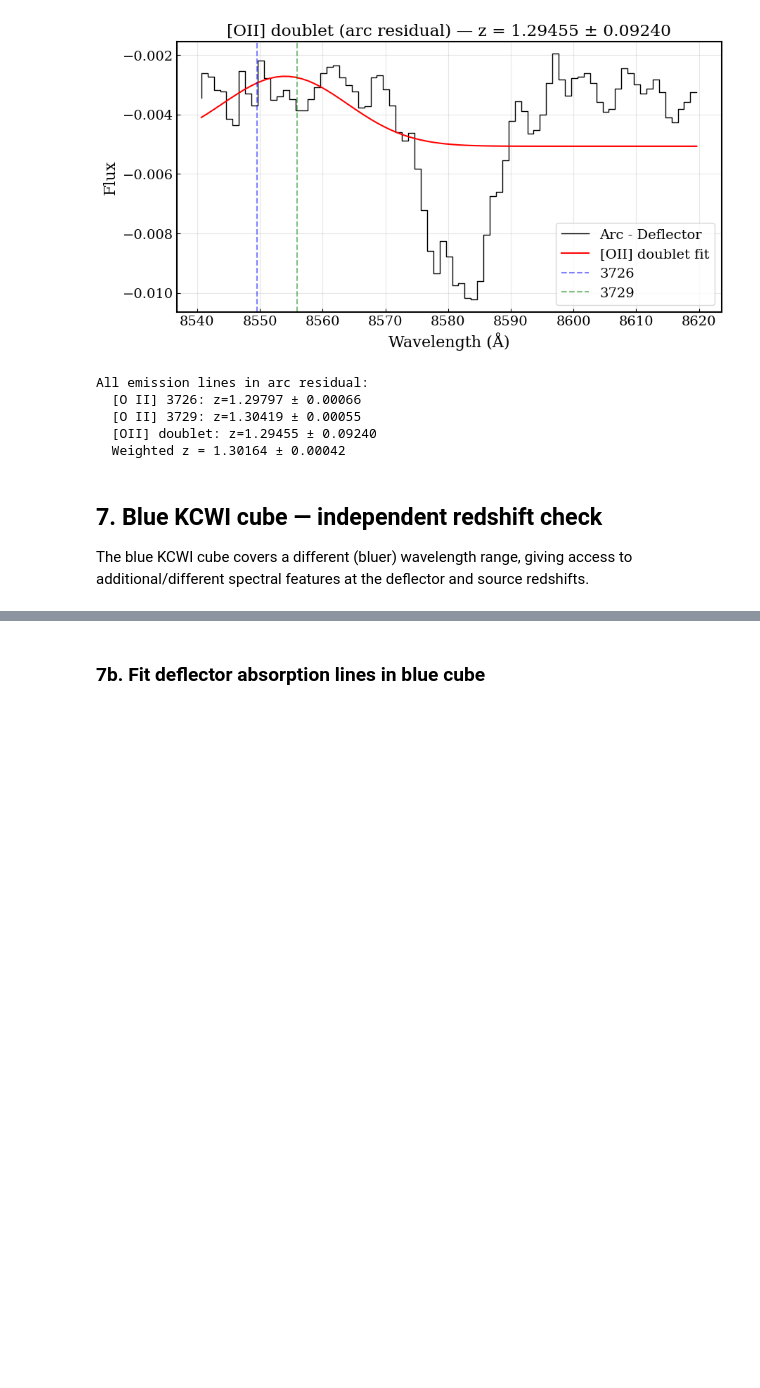
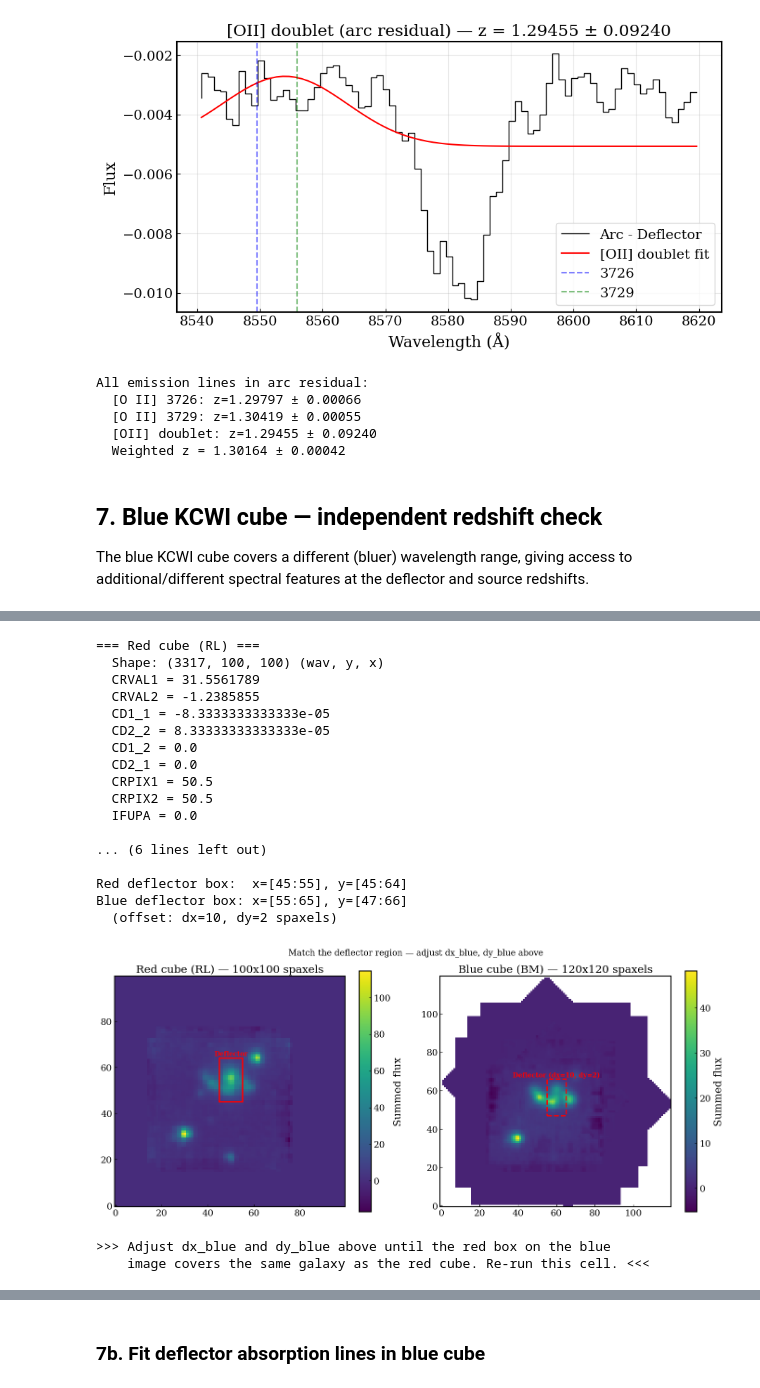
Before and after one commit to rodelcr/AGEL0206_kinematics_and_photometry, a Jupyter notebook: notebooks/04_redshift_verification.ipynb, the cells around one changed output, grey strips where cells are left out. Cells and saved outputs as stored; diff of their text form; code cells hidden in the pictures; blank space fills up the shorter version.

```diff
--- a/notebooks/04_redshift_verification.ipynb
+++ b/notebooks/04_redshift_verification.ipynb
@@ -386,39 +434,89 @@ print(f"Red rest-frame range at z={z_defl}:  {lam_air[0]/(1+z_defl):.0f} - {lam_
 # %%
 # Compare spatial orientation of blue vs red cubes
 # Check WCS keywords, pixel scales, and PA to ensure same spaxel regions are valid
 from astropy.wcs import WCS
+from matplotlib.patches import Rectangle
 
 print("=== Red cube (RL) ===")
 print(f"  Shape: {cube.shape} (wav, y, x)")
 for k in ['CRVAL1','CRVAL2','CD1_1','CD2_2','CD1_2','CD2_1','CRPIX1','CRPIX2','IFUPA','ROTPA']:
     if k in hdr:
         print(f"  {k} = {hdr[k]}")
 
 print(f"\n=== Blue cube (BM) ===")
 print(f"  Shape: {cube_blue.shape} (wav, y, x)")
 for k in ['CRVAL1','CRVAL2','CD1_1','CD2_2','CD1_2','CD2_1','CRPIX1','CRPIX2','IFUPA','ROTPA']:
     if k in hdr_blue:
         print(f"  {k} = {hdr_blue[k]}")
 
-# White-light comparison
+# ---------------------------------------------------------------
+# DEFLECTOR BOX PARAMETERS
+# Red side (known good): x=45:55, y=45:64 (width=10, height=19)
+# Blue side: START with the same, then ADJUST dx_blue, dy_blue
+# to shift the box to match the deflector in the blue white-light
+# ---------------------------------------------------------------
+red_x0, red_y0, red_w, red_h = 45, 45, 10, 19  # red deflector box
+
+dx_blue = 10   # <<< ADJUST: positive = shift box right in blue image
+dy_blue = 2   # <<< ADJUST: positive = shift box up in blue image
+
+blue_x0 = red_x0 + dx_blue
+blue_y0 = red_y0 + dy_blue
+
+print(f"\nRed deflector box:  x=[{red_x0}:{red_x0+red_w}], y=[{red_y0}:{red_y0+red_h}]")
+print(f"Blue deflector box: x=[{blue_x0}:{blue_x0+red_w}], y=[{blue_y0}:{blue_y0+red_h}]")
+print(f"  (offset: dx={dx_blue}, dy={dy_blue} spaxels)")
+
+# White-light comparison with matched boxes
 fig, axes = plt.subplots(1, 2, figsize=(14, 6))
+
 wl_red = np.sum(cube, axis=0)
 wl_blue = np.sum(cube_blue, axis=0)
+
+# Red cube
 im0 = axes[0].imshow(wl_red, origin='lower', cmap='viridis')
-axes[0].set_title(f'Red cube white-light ({cube.shape[1]}x{cube.shape[2]})')
-plt.colorbar(im0, ax=axes[0])
-# Mark deflector region on red
-from matplotlib.patches import Rectangle
-axes[0].add_patch(Rectangle((45, 45), 10, 19, edgecolor='red', facecolor='none', lw=2))
+axes[0].set_title(f'Red cube (RL) — {cube.shape[2]}x{cube.shape[1]} spaxels')
+axes[0].add_patch(Rectangle((red_x0, red_y0), red_w, red_h,
+                              edgecolor='red', facecolor='none', lw=2, label='Deflector'))
+axes[0].text(red_x0 + red_w/2, red_y0 + red_h + 1, 'Deflector',
+             ha='center', color='red', fontsize=10, fontweight='bold')
+plt.colorbar(im0, ax=axes[0], label='Summed flux')
 
+# Blue cube — same box shape, shifted by (dx_blue, dy_blue)
 im1 = axes[1].imshow(wl_blue, origin='lower', cmap='viridis')
-axes[1].set_title(f'Blue cube white-light ({cube_blue.shape[1]}x{cube_blue.shape[2]})')
-plt.colorbar(im1, ax=axes[1])
+axes[1].set_title(f'Blue cube (BM) — {cube_blue.shape[2]}x{cube_blue.shape[1]} spaxels')
+axes[1].add_patch(Rectangle((blue_x0, blue_y0), red_w, red_h,
+                              edgecolor='red', facecolor='none', lw=2, ls='--'))
+axes[1].text(blue_x0 + red_w/2, blue_y0 + red_h + 1,
+             f'Deflector (dx={dx_blue}, dy={dy_blue})',
+             ha='center', color='red', fontsize=10, fontweight='bold')
+plt.colorbar(im1, ax=axes[1], label='Summed flux')
 
-plt.suptitle('Identify matching deflector region in both cubes')
+plt.suptitle('Match the deflector region — adjust dx_blue, dy_blue above', fontsize=13)
 plt.tight_layout()
 plt.show()
 
-print("\nIf the cubes have different spatial grids, adjust the deflector")
-print("spaxel region for the blue cube based on the white-light images above.")
+print("\n>>> Adjust dx_blue and dy_blue above until the red box on the blue")
+print("    image covers the same galaxy as the red cube. Re-run this cell. <<<")
+# %% [output]
+=== Red cube (RL) ===
+  Shape: (3317, 100, 100) (wav, y, x)
+  CRVAL1 = 31.5561789
+  CRVAL2 = -1.2385855
+  CD1_1 = -8.3333333333333e-05
+  CD2_2 = 8.33333333333333e-05
+  CD1_2 = 0.0
+  CD2_1 = 0.0
+  CRPIX1 = 50.5
+  CRPIX2 = 50.5
+  IFUPA = 0.0
+
+... (6 lines left out)
+
+Red deflector box:  x=[45:55], y=[45:64]
+Blue deflector box: x=[55:65], y=[47:66]
+  (offset: dx=10, dy=2 spaxels)
+[figure, added]
+>>> Adjust dx_blue and dy_blue above until the red box on the blue
+    image covers the same galaxy as the red cube. Re-run this cell. <<<
 # %%
```
Also changed, not shown: parts of 12 cells of this notebook, 1 other file.
